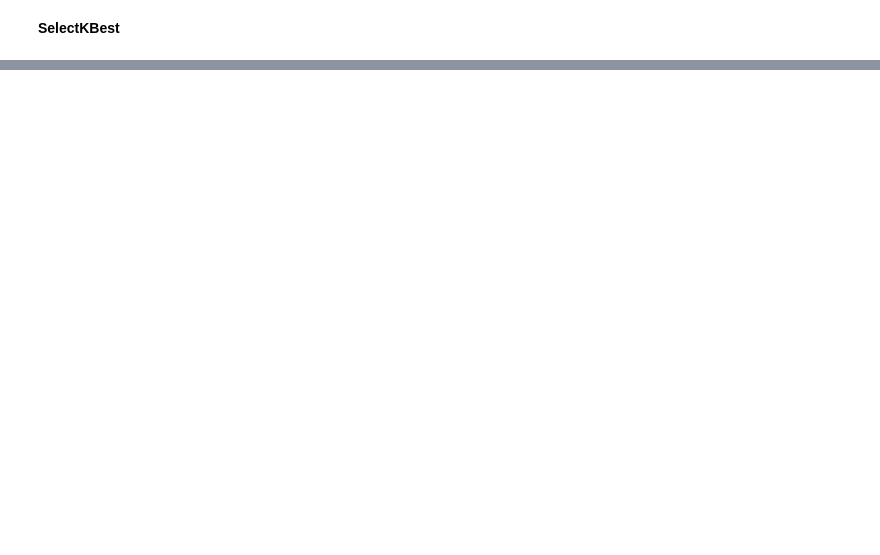
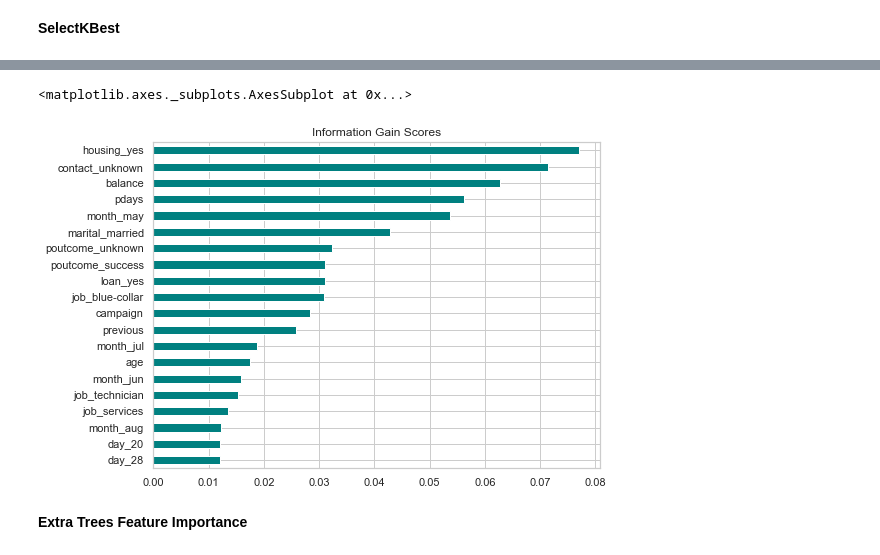
Before and after one commit to nataliablock/bank_marketing_prediction, a Jupyter notebook: bank_marketing_pred.ipynb, the cells around one changed output, grey strips where cells are left out. Saved outputs shown, nothing was run; the diff lists cells and outputs as text; code cells hidden in the pictures; blank space fills up the shorter version.

```diff
--- a/bank_marketing_pred.ipynb
+++ b/bank_marketing_pred.ipynb
@@ -636,0 +723,18 @@ Index(['job_admin.', 'job_blue-collar', 'job_management', 'job_services',
+# %%
+#Creating object
+ig=mutual_info_classif(X_train, y_train)
+
+#Saving scores in a pandas series.
+ig_series = pd.Series(ig, index = X_train.columns)
+
+#Saving in decreasing order.
+ig_series = ig_series.sort_values(ascending = False).head(20)
+# %%
+#Plotting scores
+ig_series.sort_values(ascending=True).plot(kind='barh', color='teal',
+                                           figsize=(8,6), title='Information Gain Scores')
+# %% [output]
+<matplotlib.axes._subplots.AxesSubplot at 0x...>
+[figure, added]
+# %% [markdown]
+**Extra Trees Feature Importance**
```
Also changed, not shown: parts of 30 cells of this notebook.
